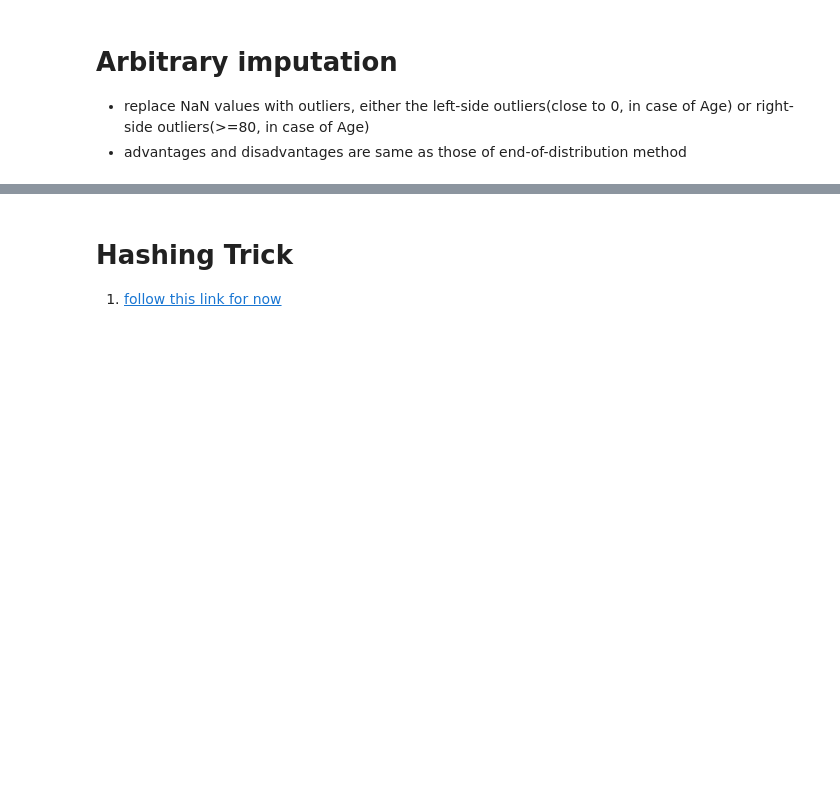
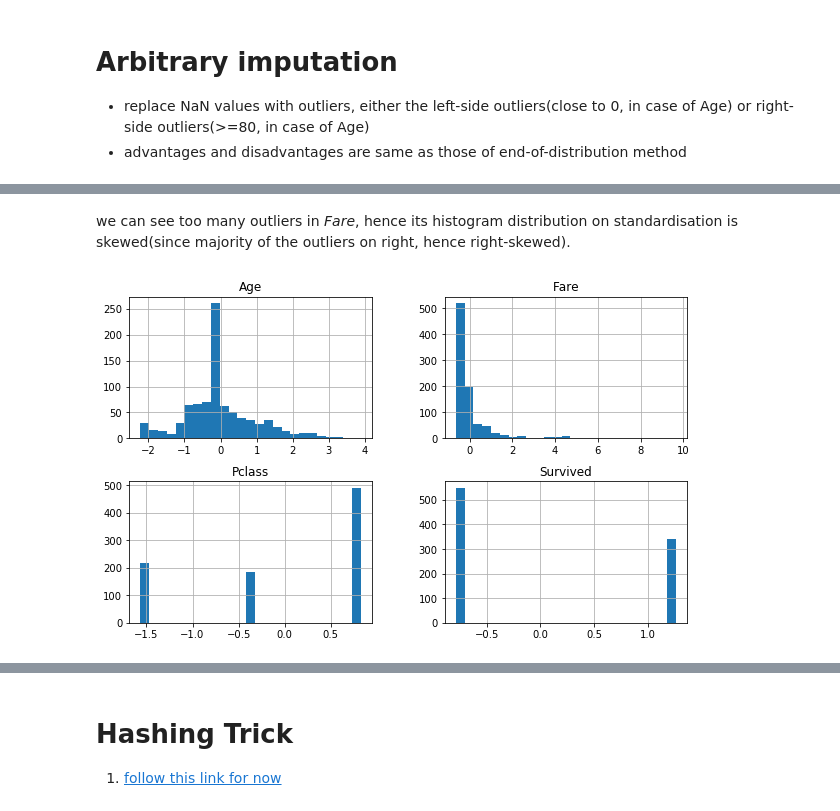
Before and after one commit to akshayDev17/Machine-Learning-Concepts, a Jupyter notebook: src/feature-engineering.ipynb, the cells around one changed output, grey strips where cells are left out. Cells and saved outputs as stored; diff of their text form; code cells hidden in the pictures; blank space fills up the shorter version.

```diff
--- a/src/feature-engineering.ipynb
+++ b/src/feature-engineering.ipynb
@@ -755,0 +899,8 @@ plt.show()
+# %% [markdown]
+we can see too many outliers in *Fare*, hence its histogram distribution on standardisation is skewed(since majority of the outliers on right, hence right-skewed).
+# %%
+import matplotlib.pyplot as plt
+df.hist(bins=25, figsize=(10, 6))
+plt.show()
+# %% [output]
+[figure, added]
```
Also changed, not shown: parts of 24 cells of this notebook, 1 other file.
